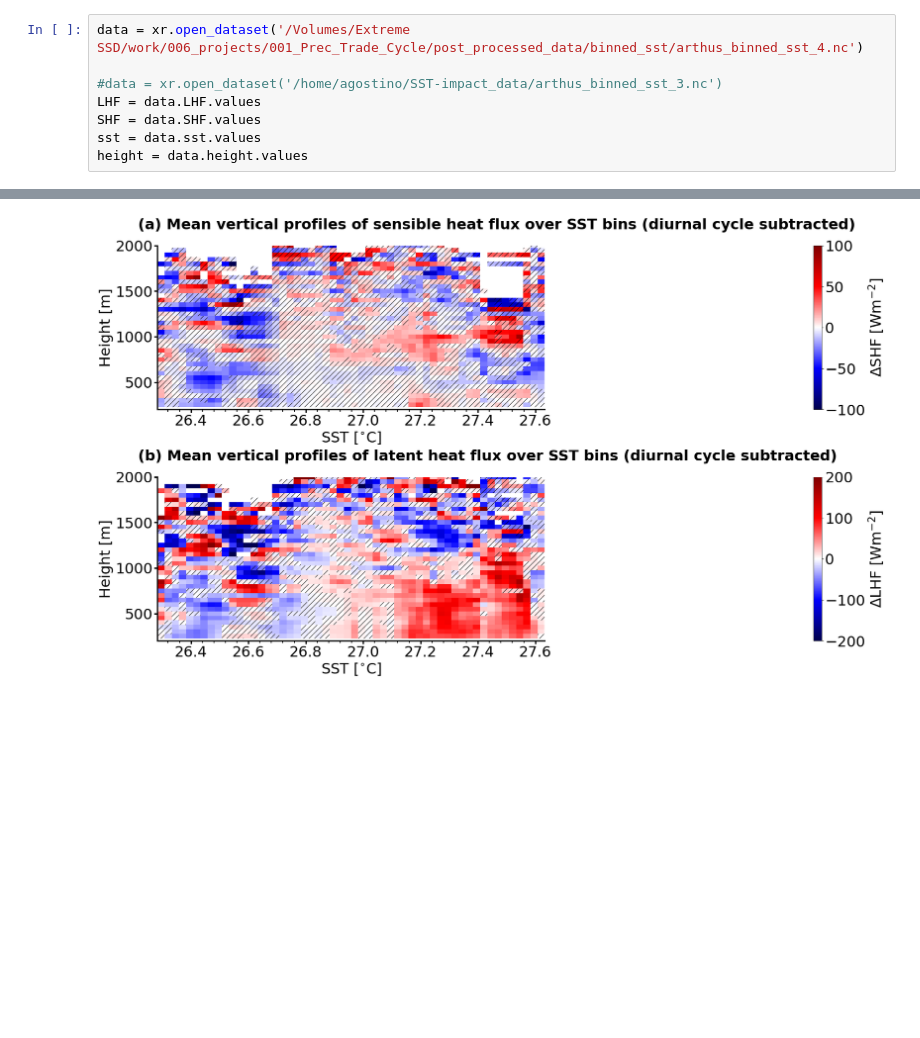
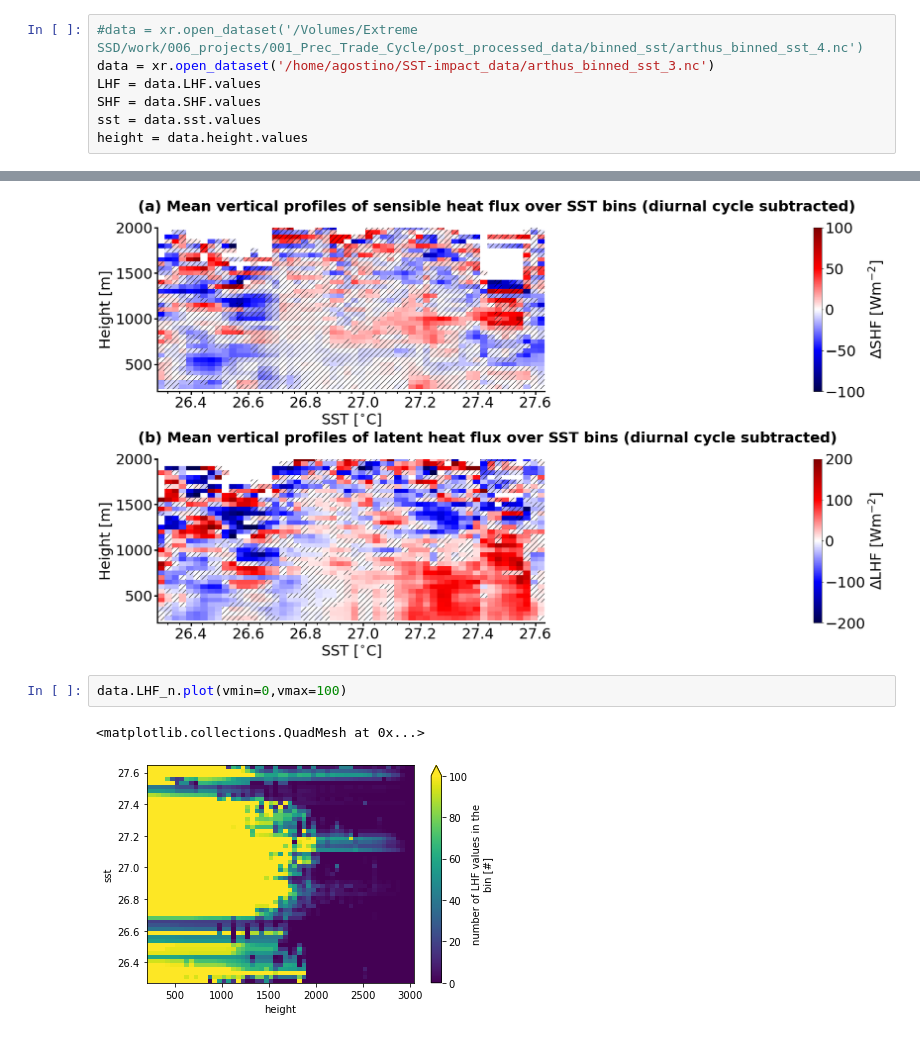
Before and after one commit to ClauClouds/SST-impact, a Jupyter notebook: plot_figure_fluxes_uncertainty.ipynb, the cells around one changed output, grey strips where cells are left out. Drawn from its saved outputs; the diff is of its cells as text; blank space fills up the shorter version.

Commit message:
Figure with fluxes uncertainty modified to read the number of values

```diff
--- a/plot_figure_fluxes_uncertainty.ipynb
+++ b/plot_figure_fluxes_uncertainty.ipynb
@@ -27,9 +27,8 @@ from scipy import interpolate
 from matplotlib import rcParams
 import matplotlib.ticker as ticker
 # %%
-data = xr.open_dataset('/Volumes/Extreme SSD/work/006_projects/001_Prec_Trade_Cycle/post_processed_data/binned_sst/arthus_binned_sst_4.nc')
-
-#data = xr.open_dataset('/home/agostino/SST-impact_data/arthus_binned_sst_3.nc')
+#data = xr.open_dataset('/Volumes/Extreme SSD/work/006_projects/001_Prec_Trade_Cycle/post_processed_data/binned_sst/arthus_binned_sst_4.nc')
+data = xr.open_dataset('/home/agostino/SST-impact_data/arthus_binned_sst_3.nc')
 LHF = data.LHF.values
 SHF = data.SHF.values
 sst = data.sst.values
@@ -243,3 +242,8 @@ for ax, l in zip(axs[:].flatten(), ['(a) Mean vertical profiles of sensible heat
 fig.savefig(path_out_plots+'figure_LHF_SHF.png', format='png')
 # %% [output]
 [figure]
+# %%
+data.LHF_n.plot(vmin=0,vmax=100)
+# %% [output]
+<matplotlib.collections.QuadMesh at 0x...>
+[figure, added]
```
Also changed, not shown: parts of 1 cell of this notebook.
